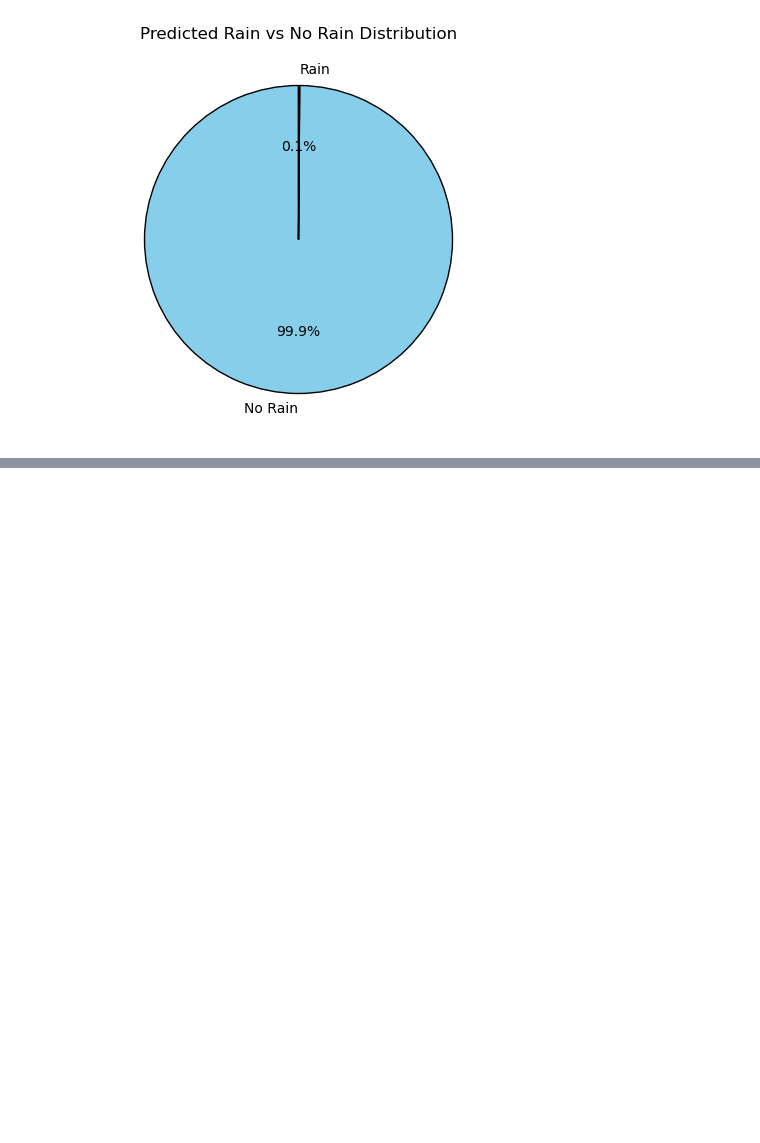
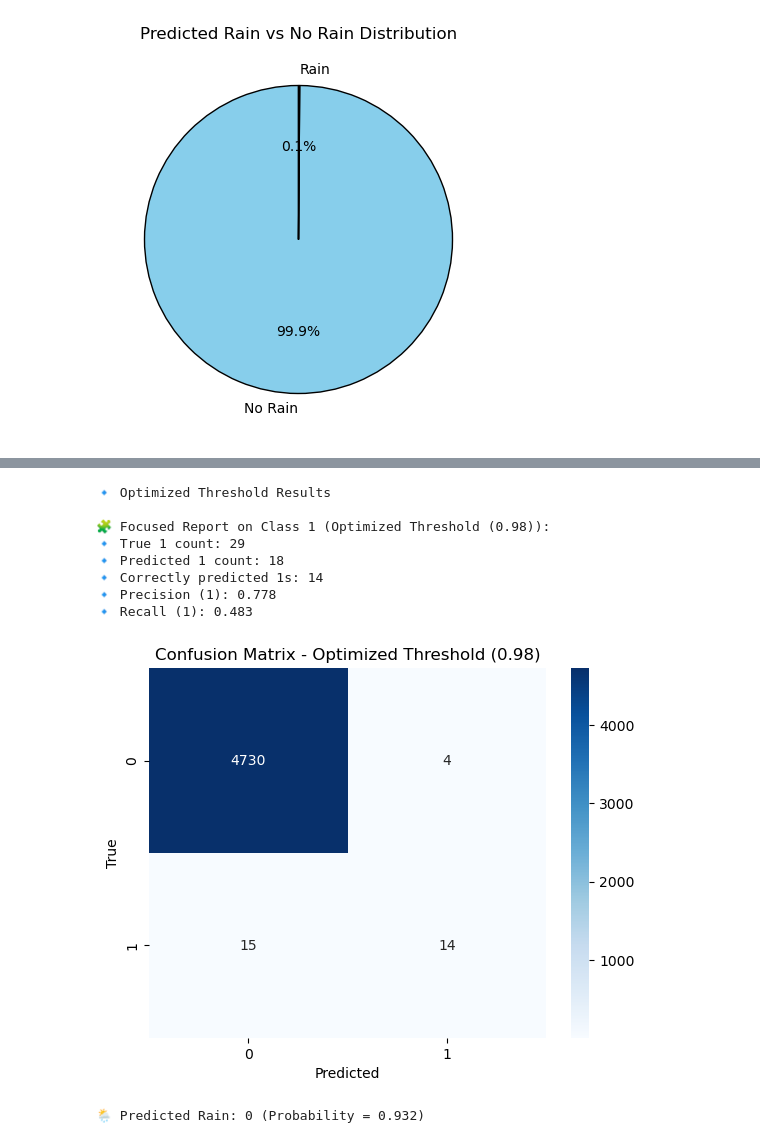
Before and after one commit to Shabani005/willrain, a Jupyter notebook: automation.ipynb, the cells around one changed output, grey strips where cells are left out. Cells and saved outputs as stored; diff of their text form; code cells hidden in the pictures; blank space fills up the shorter version.

```diff
--- a/automation.ipynb
+++ b/automation.ipynb
@@ -735,0 +927,41 @@ weighted avg   0.996861  0.996851  0.996304  4763.000000
+# %%
+def evaluate_model(y_true, y_pred, label):
+    cm = confusion_matrix(y_true, y_pred)
+
+    # Focus on positive (1) predictions only
+    correct_pos = np.sum((y_true == 1) & (y_pred == 1))
+    total_pos_preds = np.sum(y_pred == 1)
+    if total_pos_preds == 0:
+        precision_pos = 0.0
+    else:
+        precision_pos = correct_pos / total_pos_preds
+
+    total_true_pos = np.sum(y_true == 1)
+    recall_pos = correct_pos / total_true_pos if total_true_pos > 0 else 0.0
+
+    print(f"\n🧩 Focused Report on Class 1 ({label}):")
+    print(f"🔹 True 1 count: {total_true_pos}")
+    print(f"🔹 Predicted 1 count: {total_pos_preds}")
+    print(f"🔹 Correctly predicted 1s: {correct_pos}")
+    print(f"🔹 Precision (1): {precision_pos:.3f}")
+    print(f"🔹 Recall (1): {recall_pos:.3f}")
+
+    # (Optional) still print confusion matrix to visualize class 1 results
+    sns.heatmap(cm, annot=True, fmt="d", cmap="Blues")
+    plt.title(f"Confusion Matrix - {label}")
+    plt.xlabel("Predicted")
+    plt.ylabel("True")
+    plt.show()
+# %%
+print("\n🔹 Optimized Threshold Results")
+evaluate_model(y_test, y_pred_opt, f"Optimized Threshold ({best_thresh:.2f})")
+# %% [output]
+🔹 Optimized Threshold Results
+
+🧩 Focused Report on Class 1 (Optimized Threshold (0.98)):
+🔹 True 1 count: 29
+🔹 Predicted 1 count: 18
+🔹 Correctly predicted 1s: 14
+🔹 Precision (1): 0.778
+🔹 Recall (1): 0.483
+[figure, added]
@@ -735,0 +994,12 @@ weighted avg   0.996861  0.996851  0.996304  4763.000000
+# %%
+pred, prob = predict_rain(
+    longitude= 64.841835,
+    latitude=-65.30885,
+    year=2016,
+    month=1,
+    day_of_month=5,
+    day_of_year=5
+)
+print(f"🌦 Predicted Rain: {pred} (Probability = {prob:.3f})")
+# %% [output]
+🌦 Predicted Rain: 0 (Probability = 0.932)
```
Also changed, not shown: parts of 13 cells of this notebook, 7 other files.
